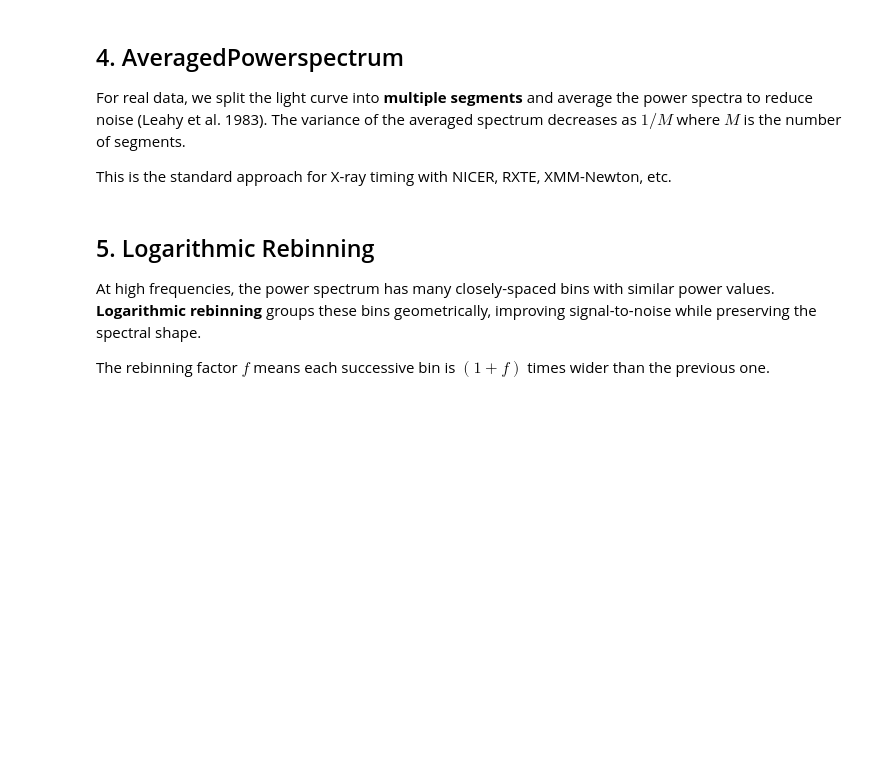
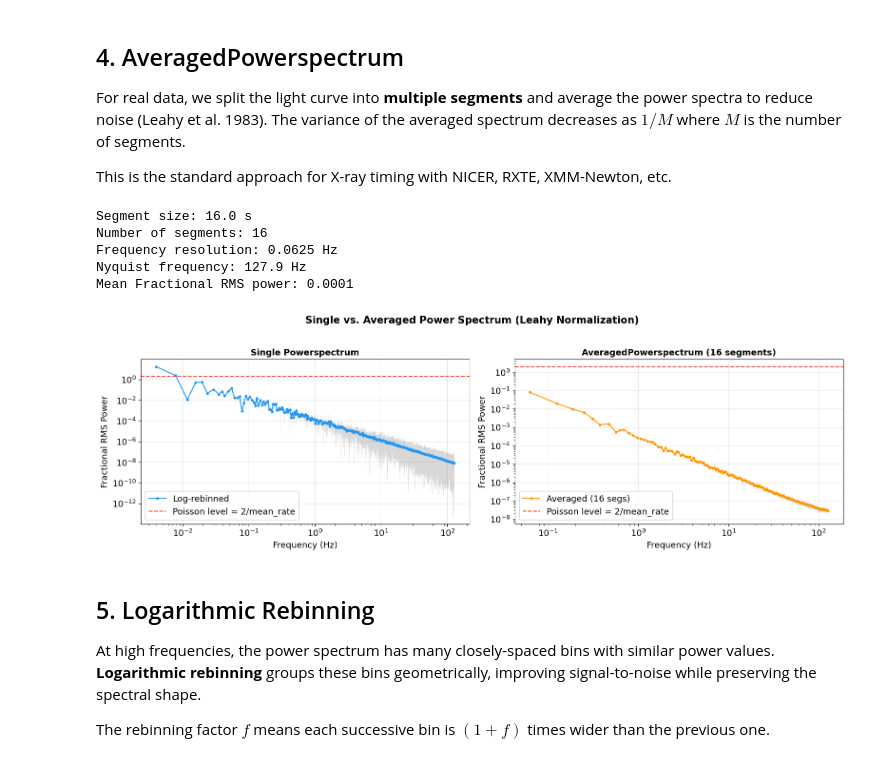
Before and after one commit to Omiii-215/gsoc2026-spectral-timing-notebooks, a Jupyter notebook: 01_powerspectrum_framework.ipynb, the cells around one changed output. Drawn from its saved outputs; the diff is of its cells as text; code cells hidden in the pictures; blank space fills up the shorter version.

```diff
--- a/01_powerspectrum_framework.ipynb
+++ b/01_powerspectrum_framework.ipynb
@@ -128,41 +144,49 @@ This is the standard approach for X-ray timing with NICER, RXTE, XMM-Newton, etc
 # Compute AveragedPowerspectrum with 16-second segments
 seg_size = 16.0  # seconds per segment
 
-avg_ps = AveragedPowerspectrum(lc, segment_size=seg_size, norm='leahy')
+avg_ps = AveragedPowerspectrum(lc, segment_size=seg_size, norm='frac')
 
 n_segments = int(lc.tseg / seg_size)
 print(f"Segment size: {seg_size} s")
 print(f"Number of segments: {n_segments}")
 print(f"Frequency resolution: {avg_ps.df:.4f} Hz")
 print(f"Nyquist frequency: {avg_ps.freq[-1]:.1f} Hz")
-print(f"Mean Leahy power: {np.mean(avg_ps.power):.4f}")
+print(f"Mean Fractional RMS power: {np.mean(avg_ps.power):.4f}")
+# %% [output]
+Segment size: 16.0 s
+Number of segments: 16
+Frequency resolution: 0.0625 Hz
+Nyquist frequency: 127.9 Hz
+Mean Fractional RMS power: 0.0001
 # %%
 # Compare single vs averaged power spectrum
 fig, axes = plt.subplots(1, 2, figsize=(16, 5))
 
 # Single PDS
-ps_rb = ps_leahy.rebin_log(f=0.03)
-axes[0].loglog(ps_leahy.freq, ps_leahy.power, lw=0.2, alpha=0.3, color='gray')
+ps_rb = ps_frac.rebin_log(f=0.03)
+axes[0].loglog(ps_frac.freq, ps_frac.power, lw=0.2, alpha=0.3, color='gray')
 axes[0].loglog(ps_rb.freq, ps_rb.power, 'o-', ms=3, color='#2196F3', label='Log-rebinned')
-axes[0].axhline(2.0, color='#F44336', ls='--', lw=1.5, label='Poisson level = 2')
+axes[0].axhline(2.0, color='#F44336', ls='--', lw=1.5, label='Poisson level = 2/mean_rate')
 axes[0].set_title('Single Powerspectrum', fontsize=13, fontweight='bold')
 axes[0].set_xlabel('Frequency (Hz)')
-axes[0].set_ylabel('Leahy Power')
+axes[0].set_ylabel('Fractional RMS Power')
 axes[0].legend()
 
 # Averaged PDS
 avg_rb = avg_ps.rebin_log(f=0.03)
 axes[1].loglog(avg_ps.freq, avg_ps.power, lw=0.2, alpha=0.3, color='gray')
 axes[1].loglog(avg_rb.freq, avg_rb.power, 'o-', ms=3, color='#FF9800', label=f'Averaged ({n_segments} segs)')
-axes[1].axhline(2.0, color='#F44336', ls='--', lw=1.5, label='Poisson level = 2')
+axes[1].axhline(2.0, color='#F44336', ls='--', lw=1.5, label='Poisson level = 2/mean_rate')
 axes[1].set_title(f'AveragedPowerspectrum ({n_segments} segments)', fontsize=13, fontweight='bold')
 axes[1].set_xlabel('Frequency (Hz)')
-axes[1].set_ylabel('Leahy Power')
+axes[1].set_ylabel('Fractional RMS Power')
 axes[1].legend()
 
 plt.suptitle('Single vs. Averaged Power Spectrum (Leahy Normalization)', fontsize=15, fontweight='bold', y=1.02)
 plt.tight_layout()
 plt.show()
+# %% [output]
+[figure, added]
 # %% [markdown]
 ## 5. Logarithmic Rebinning
 
```
Also changed, not shown: parts of 8 cells of this notebook, 4 other files.
